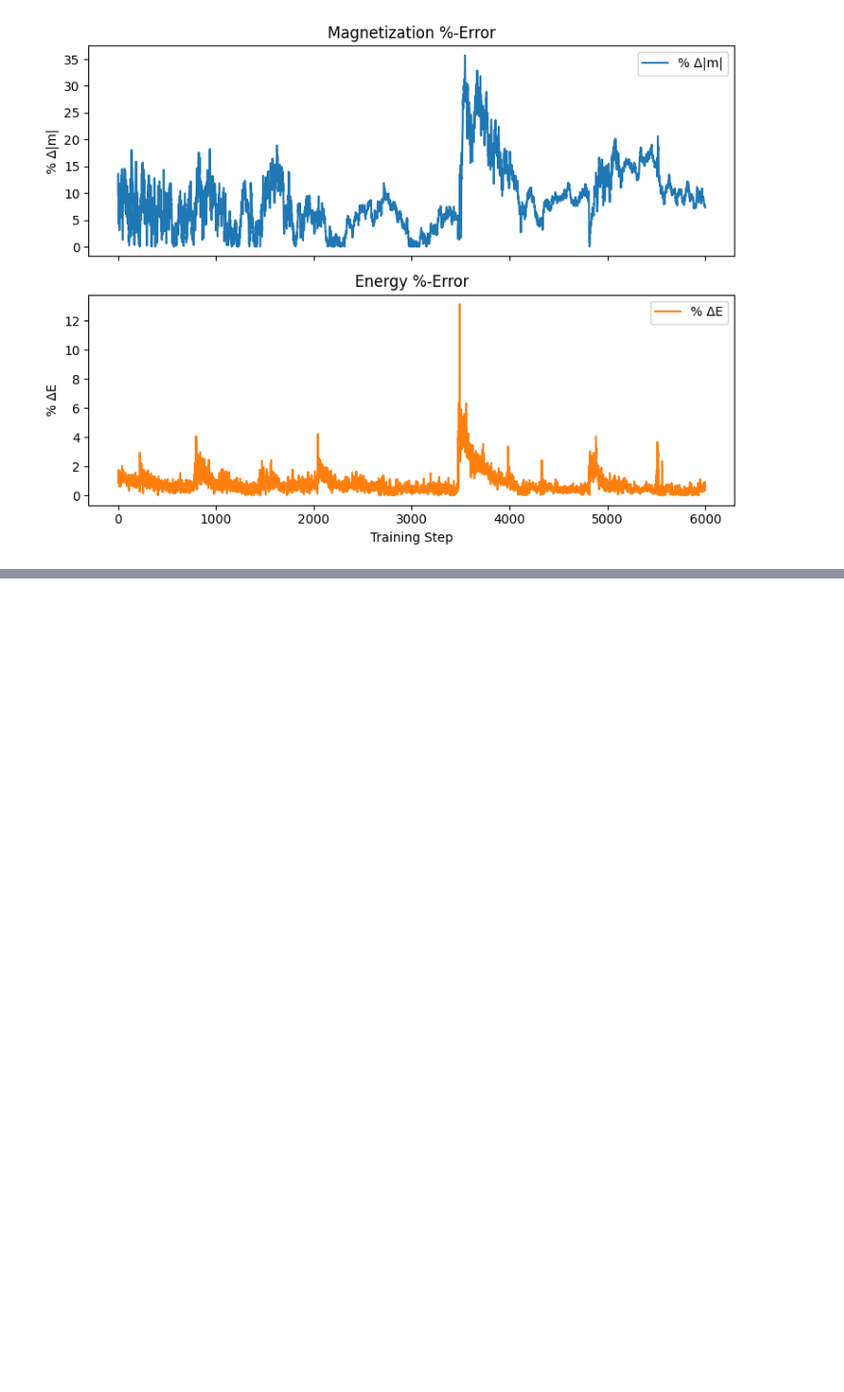
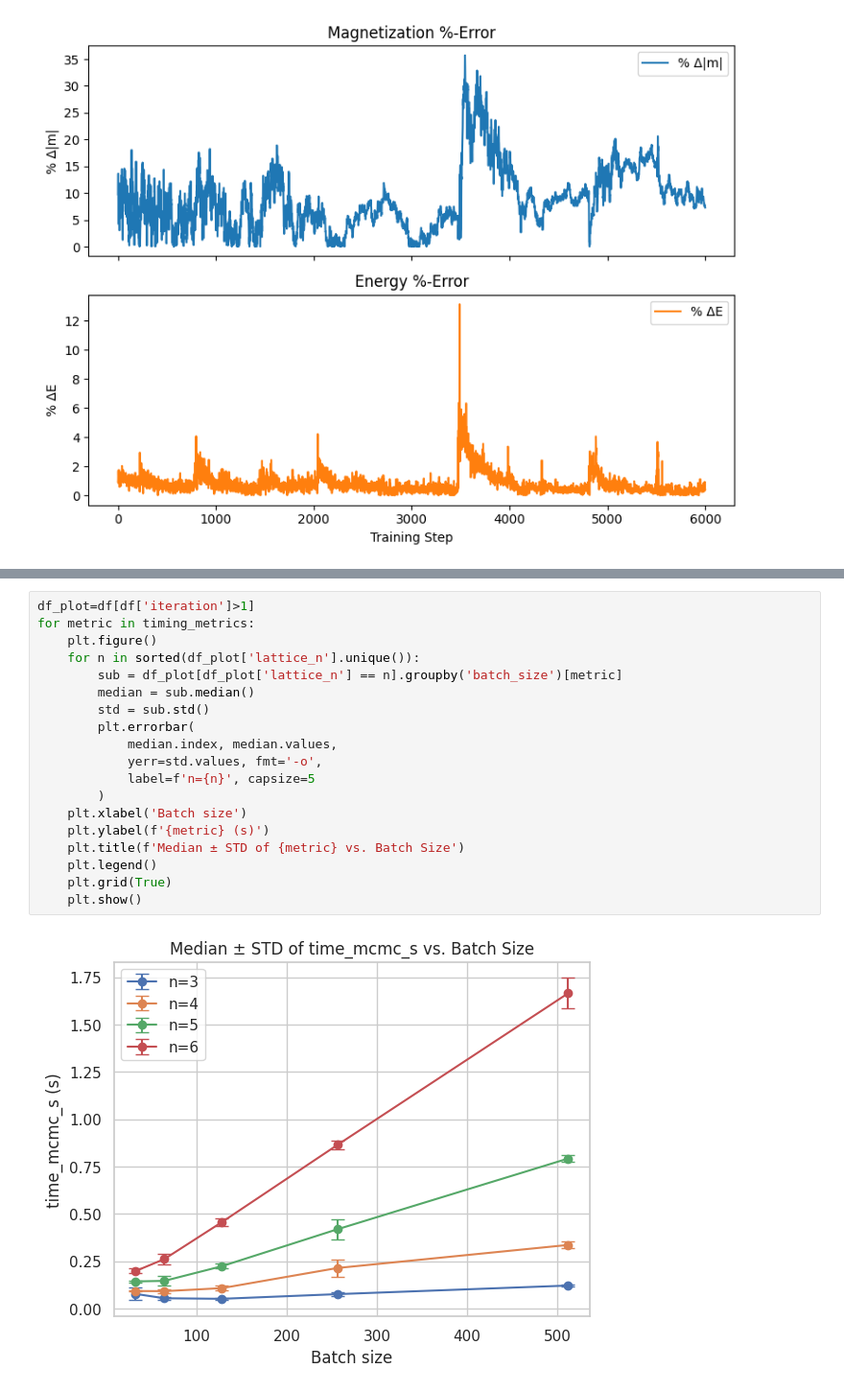
Before and after one commit to StefanoTroffa/thesis_MSc, a Jupyter notebook: second_notebook_win_generalization_6x6.ipynb, the cells around one changed output, grey strips where cells are left out. Shown at 96% size. Saved outputs shown, nothing was run; the diff lists cells and outputs as text; blank space fills up the shorter version.

```diff
--- a/second_notebook_win_generalization_6x6.ipynb
+++ b/second_notebook_win_generalization_6x6.ipynb
@@ -1812,0 +1873,21 @@ plot_deviation(mag=run_maybe_lost['training/staggered_magnetization_absv2'].valu
+# %%
+df_plot=df[df['iteration']>1]
+for metric in timing_metrics:
+    plt.figure()
+    for n in sorted(df_plot['lattice_n'].unique()):
+        sub = df_plot[df_plot['lattice_n'] == n].groupby('batch_size')[metric]
+        median = sub.median()
+        std = sub.std()
+        plt.errorbar(
+            median.index, median.values,
+            yerr=std.values, fmt='-o',
+            label=f'n={n}', capsize=5
+        )
+    plt.xlabel('Batch size')
+    plt.ylabel(f'{metric} (s)')
+    plt.title(f'Median ± STD of {metric} vs. Batch Size')
+    plt.legend()
+    plt.grid(True)
+    plt.show()
+# %% [output]
+[figure, added]
```
Also changed, not shown: parts of 5 cells of this notebook, 1 other file.
